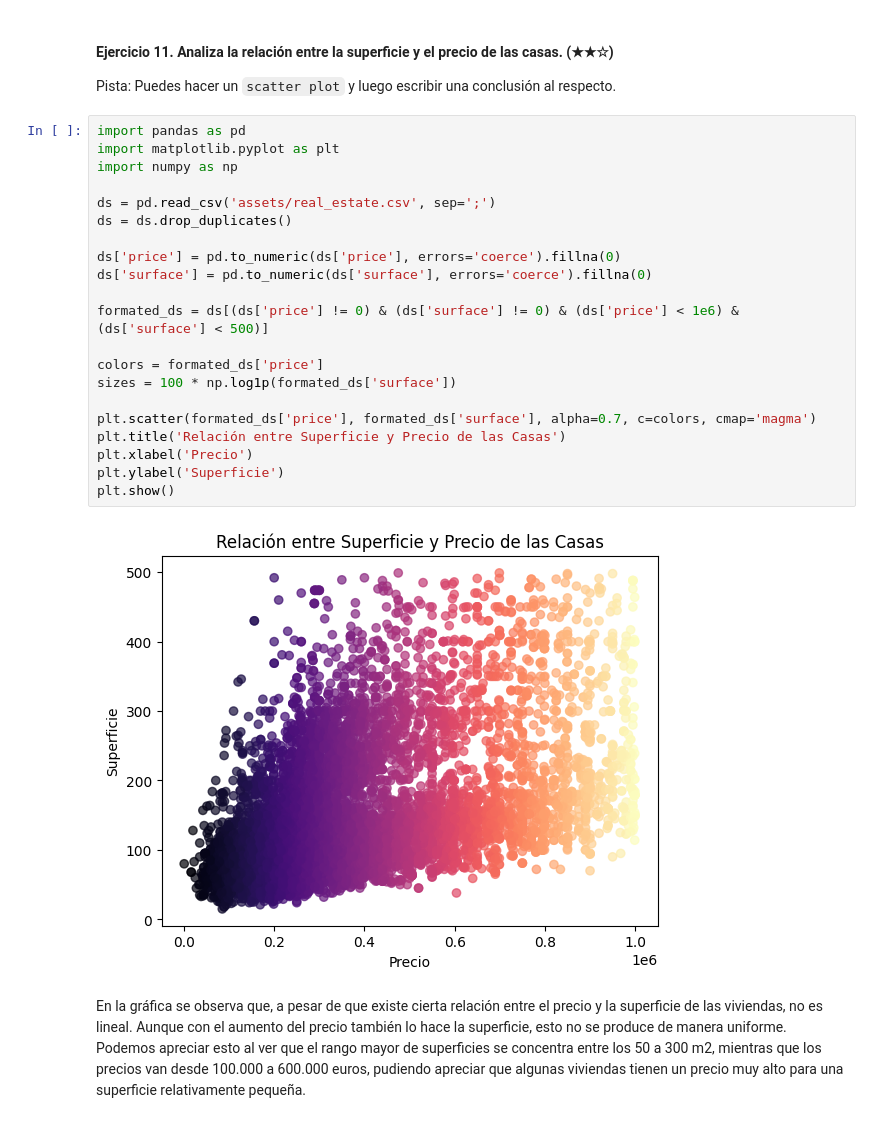
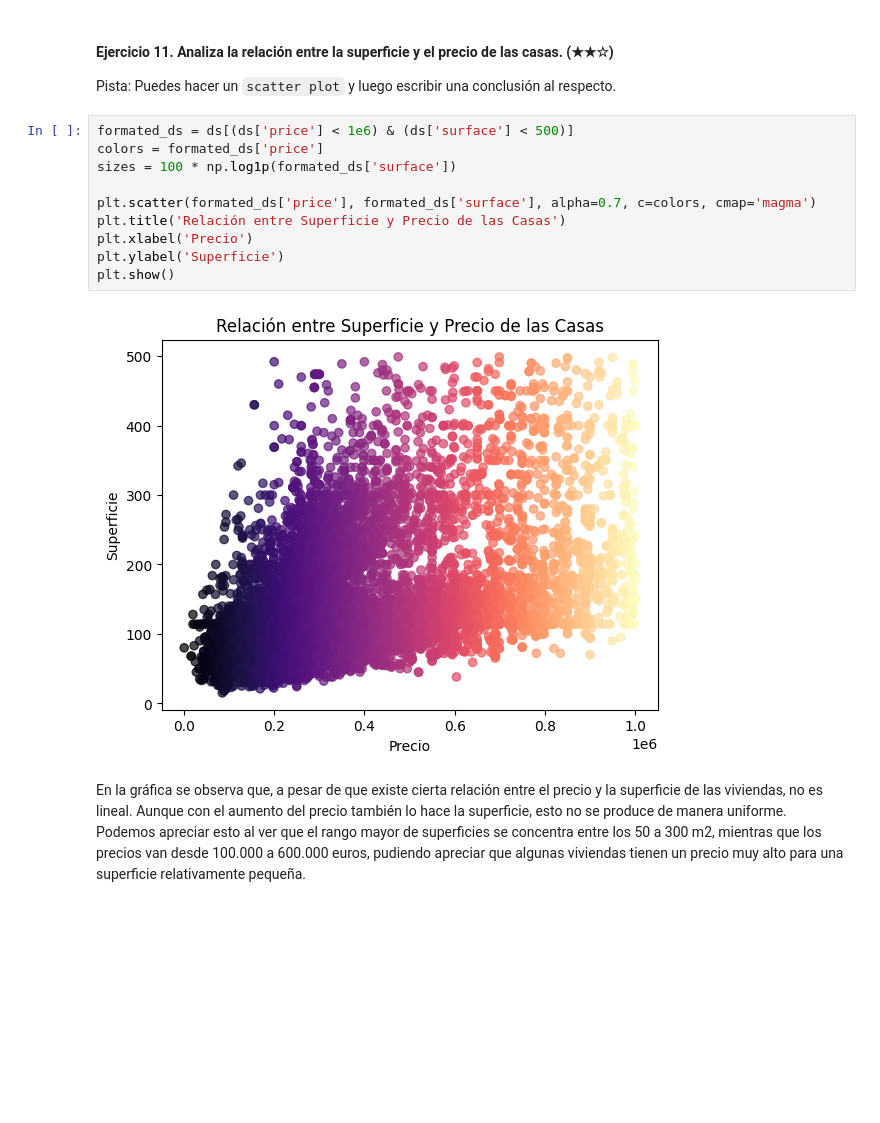
Before and after one commit to JCMiriam/realestate-datacleanup-exercise, a Jupyter notebook: project.es.ipynb, the cells around one changed output. Drawn from its saved outputs; the diff is of its cells as text; blank space fills up the shorter version.

```diff
--- a/project.es.ipynb
+++ b/project.es.ipynb
@@ -331,28 +262,17 @@ Los promedios de precio por metro cuadrado en Valdemorillo son un 17.95% más ba
 
 Pista: Puedes hacer un `scatter plot` y luego escribir una conclusión al respecto.
 # %%
-import pandas as pd
-import matplotlib.pyplot as plt
-import numpy as np
-
-ds = pd.read_csv('assets/real_estate.csv', sep=';')
-ds = ds.drop_duplicates()
-
-ds['price'] = pd.to_numeric(ds['price'], errors='coerce').fillna(0)
-ds['surface'] = pd.to_numeric(ds['surface'], errors='coerce').fillna(0)
-
-formated_ds = ds[(ds['price'] != 0) & (ds['surface'] != 0) & (ds['price'] < 1e6) & (ds['surface'] < 500)]
-
+formated_ds = ds[(ds['price'] < 1e6) & (ds['surface'] < 500)]
 colors = formated_ds['price']
 sizes = 100 * np.log1p(formated_ds['surface'])
 
 plt.scatter(formated_ds['price'], formated_ds['surface'], alpha=0.7, c=colors, cmap='magma')
 plt.title('Relación entre Superficie y Precio de las Casas')
 plt.xlabel('Precio')
 plt.ylabel('Superficie')
 plt.show()
 # %% [output]
-[figure, old version]
+[figure, new version]
 # %% [markdown]
 En la gráfica se observa que, a pesar de que existe cierta relación entre el precio y la superficie de las viviendas, no es lineal. Aunque con el aumento del precio también lo hace la superficie, esto no se produce de manera uniforme. Podemos apreciar esto al ver que el rango mayor de superficies se concentra entre los 50 a 300 m2, mientras que los precios van desde 100.000 a 600.000 euros, pudiendo apreciar que algunas viviendas tienen un precio muy alto para una superficie relativamente pequeña.
 # %% [markdown]
```
Also changed, not shown: parts of 25 cells of this notebook.
